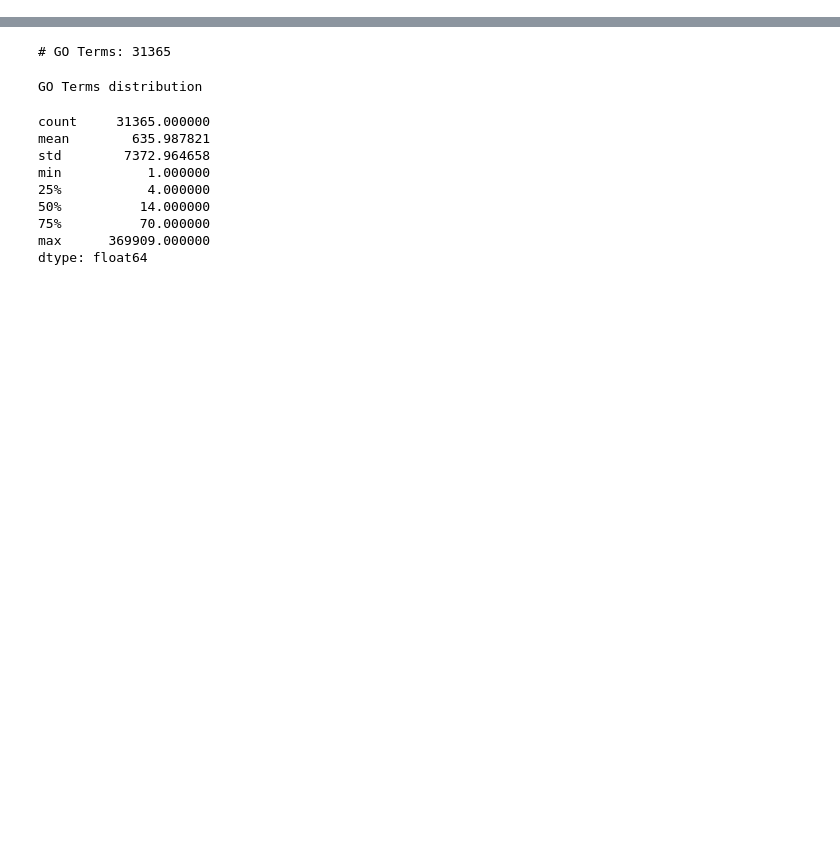
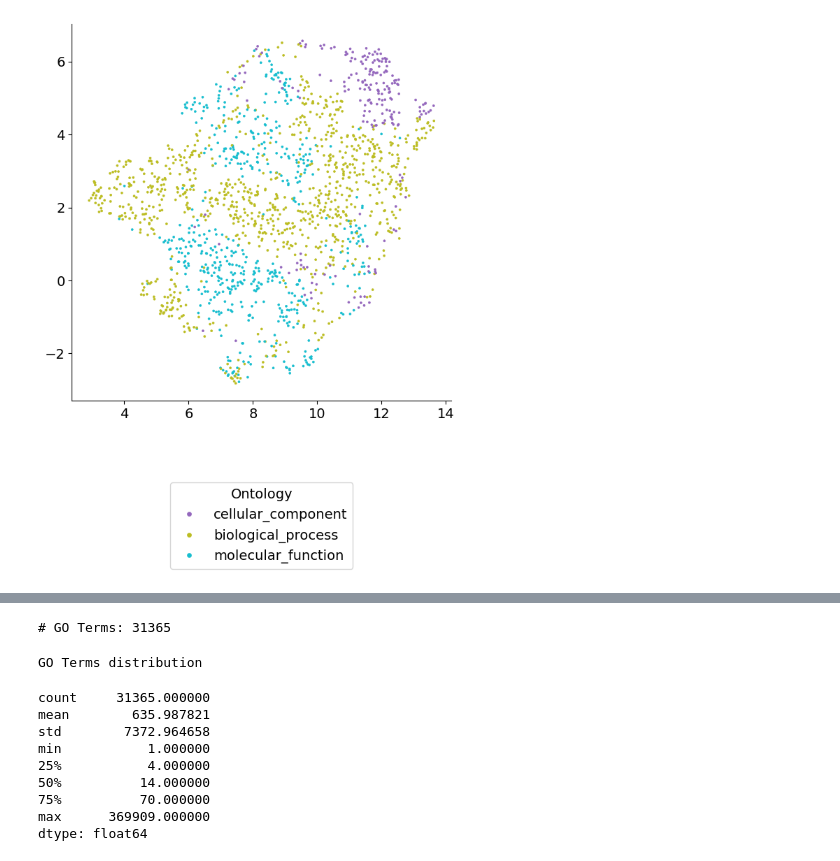
Before and after one commit to microsoft/protnote, a Jupyter notebook: notebooks/EDA.ipynb, the cells around one changed output, grey strips where cells are left out. Saved outputs shown, nothing was run; the diff lists cells and outputs as text; code cells hidden in the pictures; blank space fills up the shorter version.

```diff
--- a/notebooks/EDA.ipynb
+++ b/notebooks/EDA.ipynb
@@ -23,0 +353,26 @@ parenthood_2019 = read_json('../data/vocabularies/parenthood_2019.json')
+# %%
+#Explore label embedding clusters
+hue = vocab_parents
+mask = [i !='missing' for i in hue]
+hue_masked =[hue_val for hue_val,mask_val in zip(hue,mask) if mask_val]
+
+palette = sns.color_palette("tab10")
+palette_ = palette[4:5] + palette[8:10]
+X_labels = embeddings1['joint_embeddings'][:num_labels,joint_embedding_dim//2:]
+sc_labels = StandardScaler()
+X_labels_s = sc_labels.fit_transform(X_labels)
+
+X_r = umap.UMAP(
+        n_neighbors=50,
+        min_dist=0.5).fit(X_labels_s).embedding_
+
+
+fig = plt.figure(figsize=(7,7))
+sns.scatterplot(x=X_r[mask][:,0],y=X_r[mask][:,1],marker='.',hue=hue_masked,s=20,edgecolor=None,palette=palette_)
+plt.legend(markerscale=2,title="Ontology", bbox_to_anchor=(0.5, -0.2), loc='upper center')
+sns.despine()
+# plt.title(title)
+# save_fig(os.path.join(args.output_dir,title))
+plt.show()
+# %% [output]
+[figure, added]
```
Also changed, not shown: parts of 54 cells of this notebook, 21 other files.
